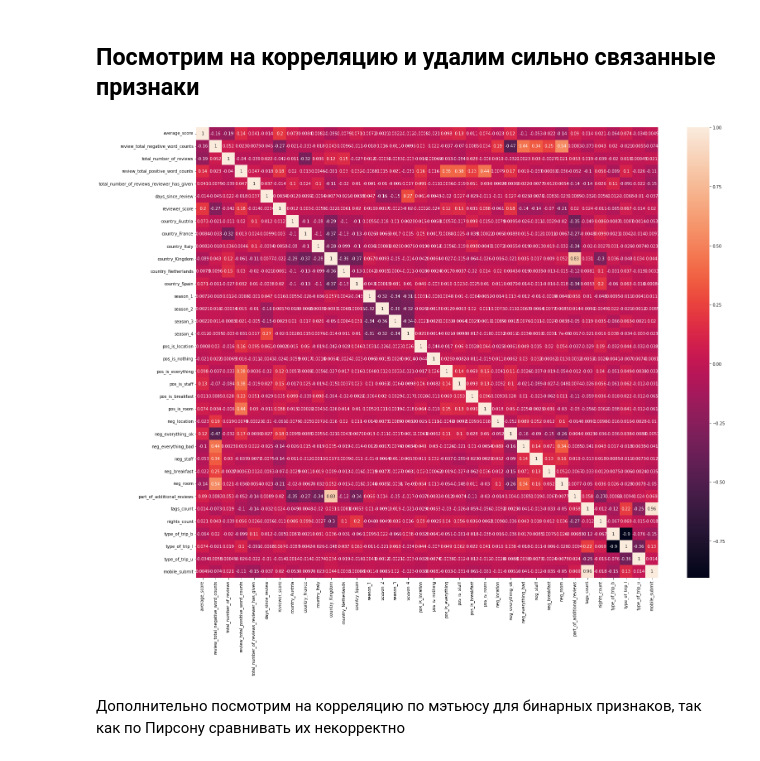
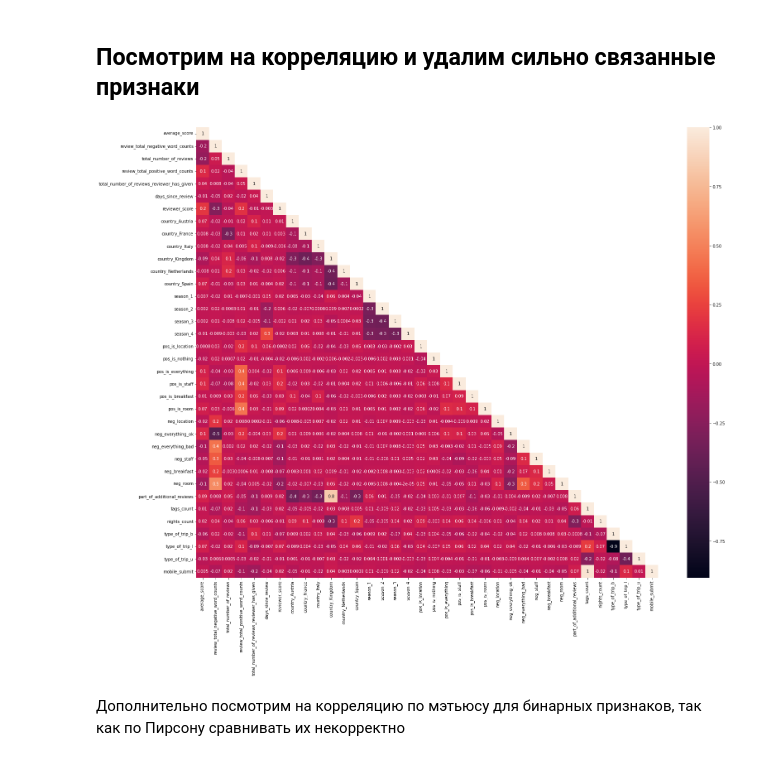
Before and after one commit to illbeurs/DS-Course, a Jupyter notebook: DS_Course_Folder/My projects/Project_3/main_proj.ipynb, the cells around one changed output. Drawn from its saved outputs; the diff is of its cells as text; code cells hidden in the pictures.

Commit message:
upd correlation heatmap

```diff
--- a/DS_Course_Folder/My projects/Project_3/main_proj.ipynb
+++ b/DS_Course_Folder/My projects/Project_3/main_proj.ipynb
@@ -385,9 +384,10 @@ dtype: int64
 ## Посмотрим на корреляцию и удалим сильно связанные признаки
 # %%
 plt.figure(figsize=(25,20))
-sns.heatmap(data.drop('sample', axis=1).corr('spearman'), annot=True);
+matrix = np.triu(data.drop('sample', axis=1).corr('spearman'), 1)
+sns.heatmap(data.drop('sample', axis=1).corr('spearman'), annot=True, fmt = '.1g', mask=matrix);
 # %% [output]
-[figure, old version]
+[figure, new version]
 # %% [markdown]
 Дополнительно посмотрим на корреляцию по мэтьюсу для бинарных признаков, так как по Пирсону сравнивать их некорректно
 # %%
```
Also changed, not shown: parts of 4 cells of this notebook.
